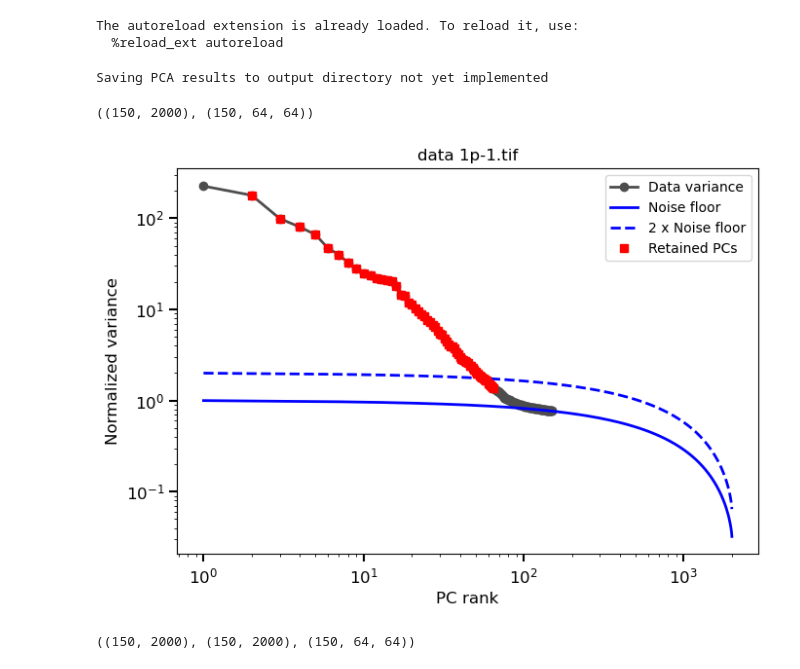
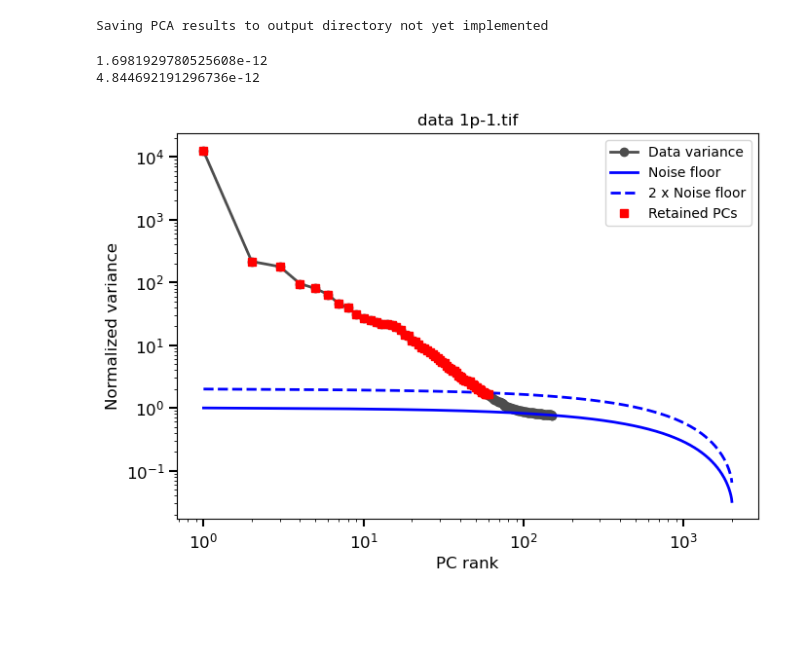
Before and after one commit to qian-qichen/PCa, a Jupyter notebook: pcaica.ipynb, the cells around one changed output. Drawn from its saved outputs; the diff is of its cells as text; code cells hidden in the pictures; blank space fills up the shorter version.

```diff
--- a/pcaica.ipynb
+++ b/pcaica.ipynb
@@ -1,17 +1,14 @@
 # %%
 %load_ext autoreload
 %autoreload 2
-
-import tifffile as tf
-import pycellsort.cellsort_PCA as PCA
-import pycellsort.cellsort_ICA as ICA
-import os
-import numpy as np
-PCA.ENABLE_TEMPORAL_SPATIAL_PCA = True
-from matplotlib import pyplot as plt
-# %% [output]
-The autoreload extension is already loaded. To reload it, use:
-  %reload_ext autoreload
+# %%
+import tifffile as tf
+import pycellsort.cellsort_PCA as PCA
+import pycellsort.cellsort_ICA as ICA
+import os
+import numpy as np
+PCA.ENABLE_onTime_daul_PCA = True
+from matplotlib import pyplot as plt
 # %%
 import logging
 path = "data_1p-1.tif"
@@ -32,8 +29,21 @@ logger.addHandler(file_handler)
 
 meanImage = data.mean(axis=0)
 # %%
+## PCA
+## TODO check why dual PCA failed
+PCA.ENABLE_onTime_daul_PCA = False
 mixedsig, mixedfilter, eigenvalues, covtrace, temporal_mean, spacial_mean =PCA.cellsortPCA(data,nPCs,outputdir=outputdir,logger=logger)
 # PCA.viewPCAResults(mixedfilter,outputdir+"/PCA_PC")
 # %% [output]
 Saving PCA results to output directory not yet implemented
+# %%
+## numberic quality check for PCA
+c_fil = mixedfilter @ mixedfilter.T
+print(np.sum(np.abs(c_fil - np.eye(c_fil.shape[0]))))
+
+c_sig = mixedsig @ mixedsig.T
+print(np.sum(np.abs(c_sig-np.eye(c_sig.shape[0]))))
+# %% [output]
+1.6981929780525608e-12
+4.844692191296736e-12
 # %%
@@ -42,11 +52,7 @@ PCA.viewPCAResults(mixedfilter,outputdir+"/PCA_PC")
-# %%
-mixedsig.shape, mixedfilter.shape
-# %% [output]
-((150, 2000), (150, 64, 64))
 # %%
-
-PC_use  = list(range(1,65))
+## PCA select
+PC_use  = list(range(0,60))
 _,_ = PCA.plot_pc_spectrum(path, eigenvalues, PC_use,show=True)
 # %% [output]
-[figure, old version]
+[figure, new version]
 # %%
@@ -54,4 +61,0 @@ ica_sig, ica_filters, ica_A = ICA.cellsortICA(mixedsig,mixedfilter,eigenvalues,m
-# %%
-mixedsig.shape, ica_sig.shape, ica_filters.shape
-# %% [output]
-((150, 2000), (150, 2000), (150, 64, 64))
```
Also changed, not shown: parts of 10 cells of this notebook, 4 other files.
